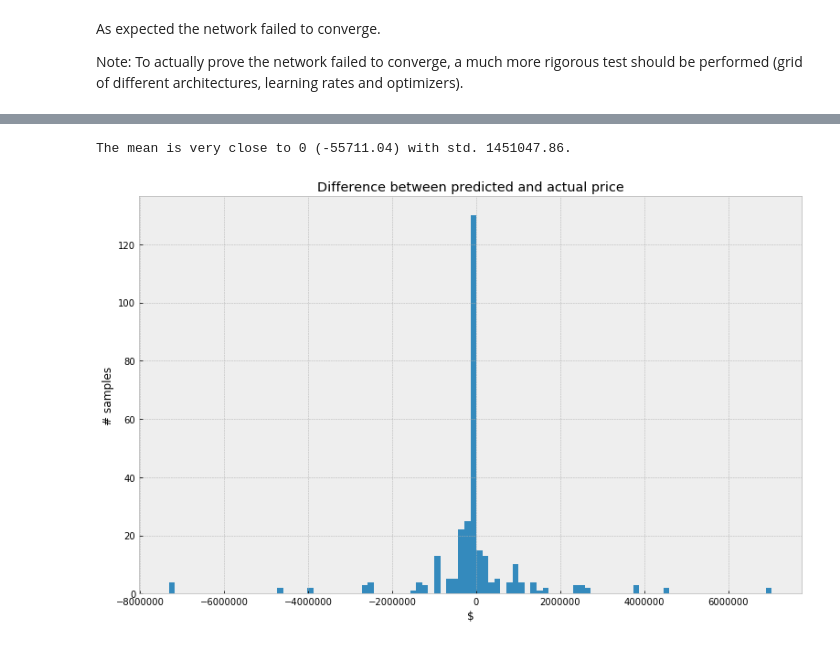
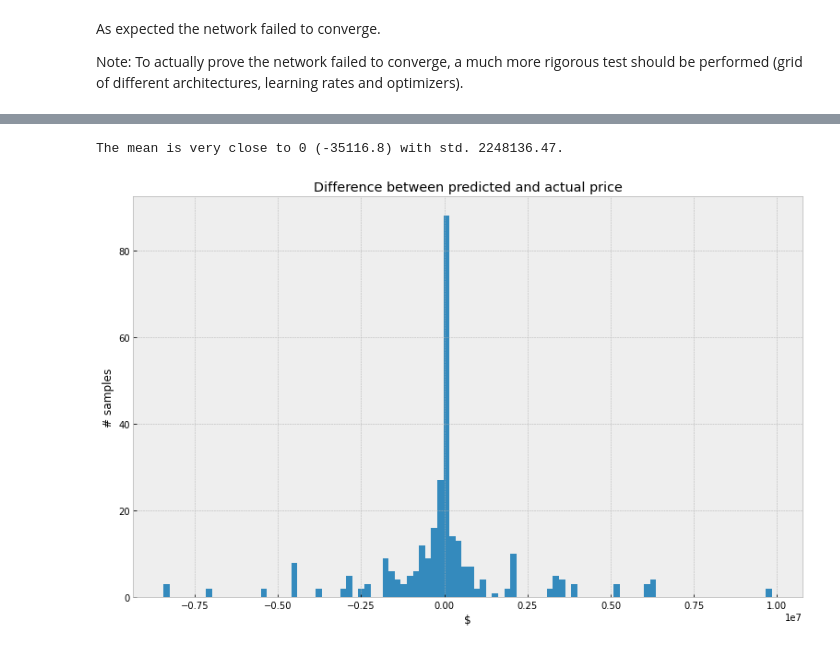
Before and after one commit to dolmani38/non-linear-regression, a Jupyter notebook: Keras - Regression using continuous and categorial variables with embedding.ipynb, the cells around one changed output, grey strips where cells are left out. Drawn from its saved outputs; the diff is of its cells as text; code cells hidden in the pictures.

```diff
--- a/Keras - Regression using continuous and categorial variables with embedding.ipynb
+++ b/Keras - Regression using continuous and categorial variables with embedding.ipynb
@@ -470,9 +547,13 @@ val['price'] = val.apply(house_price_func, axis=1)
 
 
 train['area'],uniques = pd.factorize(train['area'])
+train['area'] = train['area'] + 1
 train['ctype'],uniques = pd.factorize(train['ctype'])
+train['ctype'] = train['ctype'] + 1
 val['area'],uniques = pd.factorize(val['area'])
+val['area'] = val['area'] + 1
 val['ctype'],uniques = pd.factorize(val['ctype'])
+val['ctype']= val['ctype'] + 1
 
 y_train = train['price']
 train.drop(columns=['price'], axis=1,inplace=True)
@@ -549,31 +632,32 @@ X_val /= train_std
 # %%
 # Define the embedding input
-cate_input = Input(shape=(X_train_categorical.shape[1],), dtype='int32')
+area_input = Input(shape=(1,), dtype='int32')
+area_output_dim = 4
+# Let’s define the embedding layer and flatten it
+area_embedings = Embedding(output_dim=area_output_dim, input_dim=X_train_categorical.shape[0])(area_input)
+area_embedings = keras.layers.Reshape((area_output_dim,))(area_embedings)
 
-# Decide to what vector size we want to map our 'area' variable.
-# I'll use 1 here because we only have three areas
-embeddings_output = 24
-
+type_input = Input(shape=(1,), dtype='int32')
+type_output_dim = 16
 # Let’s define the embedding layer and flatten it
-cate_embedings = Embedding(output_dim=embeddings_output, input_dim=X_train_categorical.shape[0])(cate_input)
-cate_embedings = keras.layers.Reshape((embeddings_output*X_train_categorical.shape[1],))(cate_embedings)
-
+type_embedings = Embedding(output_dim=type_output_dim, input_dim=X_train_categorical.shape[0])(type_input)
+type_embedings = keras.layers.Reshape((type_output_dim,))(type_embedings)
 
 # Define the continuous variables input (just like before)
 continuous_input = Input(shape=(X_train.shape[1], ))
 
 # Concatenate continuous and embeddings inputs
-all_input = keras.layers.concatenate([continuous_input, cate_embedings])
+all_input = keras.layers.concatenate([continuous_input, area_embedings,type_embedings])
 # %%
 
 # Define the model
-units=25*2
-dense1 = Dense(units=units, activation='relu')(all_input)
-dense2 = Dense(units, activation='relu')(dense1)
+
+dense1 = Dense(50, activation='relu')(all_input)
+dense2 = Dense(20, activation='relu')(dense1)
 predictions = Dense(1)(dense2)
 
 # Note using the input object 'area_input' not 'area_embeddings'
-model = Model(inputs=[continuous_input, cate_input], outputs=predictions)
+model = Model(inputs=[continuous_input, area_input,type_input], outputs=predictions)
 
 model.compile(loss='mse', optimizer=keras.optimizers.Adam(lr=.8, beta_1=0.9, beta_2=0.999, decay=1e-03, amsgrad=True),metrics=[soft_acc,r2])
 
@@ -601,9 +685,9 @@ ________________________________________________________________________________
 epochs = 1000
 
 # Note continuous and categorical columns are inserted in the same order as defined in all_inputs
-history = model.fit([X_train, X_train_categorical], y_train,
+history = model.fit([X_train, X_train_categorical['area'],X_train_categorical['ctype']], y_train,
           epochs=epochs, batch_size=128,
           callbacks=[VerboseCallback(epochs)], verbose=0,
-          validation_data=([X_val, X_val_categorical], y_val))
+          validation_data=([X_val, X_val_categorical['area'],X_val_categorical['ctype']], y_val))
 # %% [output]
 learning:0/1000[..................................................][]
@@ -635,33 +719,33 @@ _ = plt.legend(handles=[train_loss_plot, val_loss_plot])
 df = y_val.copy()
 
 # Add a column for the model's predicted values
-df['pred'] = model.predict([X_val,X_val_categorical])
+df['pred'] = model.predict([X_val, X_val_categorical['area'],X_val_categorical['ctype']])
 
 # Calculate the difference between the predicted and the actual price
 df['diff'] = df['pred'] - df['price']
 
 # Calculate the absolute difference between the predicted and the actual price
 df['abs_diff'] = np.abs(df['diff'])
 
 # Calculate the percentage of the difference from the actual price
 df['%diff'] = 100 * (df['diff'] / df['price'])
 
 # Calculate the absolute percentage difference from the actual price
 df['abs_%diff'] = np.abs(df['%diff'])
 
 # Sort by the 'abs_diff' field and show the 5 largest mistakes in absolute values
 df.sort_values("abs_diff", ascending=False).head(5)
 
 # Calculate the mean and std. of the diff field
 diff_mean, diff_std = df['diff'].mean(), df['diff'].std()
 print("The mean is very close to 0 ({mean}) with std. {std}.".format(mean=round(diff_mean, 2), std=round(diff_std, 2)))
 
 # Here is the histogram of the differences
 plt.figure(figsize=(13,8))
 plt.hist(df['diff'], bins=100)
 plt.xlabel("$")
 plt.ylabel("# samples")
 _ = plt.title("Difference between predicted and actual price")
 # %% [output]
-The mean is very close to 0 (-55711.04) with std. 1451047.86.
+The mean is very close to 0 (-35116.8) with std. 2248136.47.
-[figure, old version]
+[figure, new version]
```
Also changed, not shown: parts of 35 cells of this notebook.
